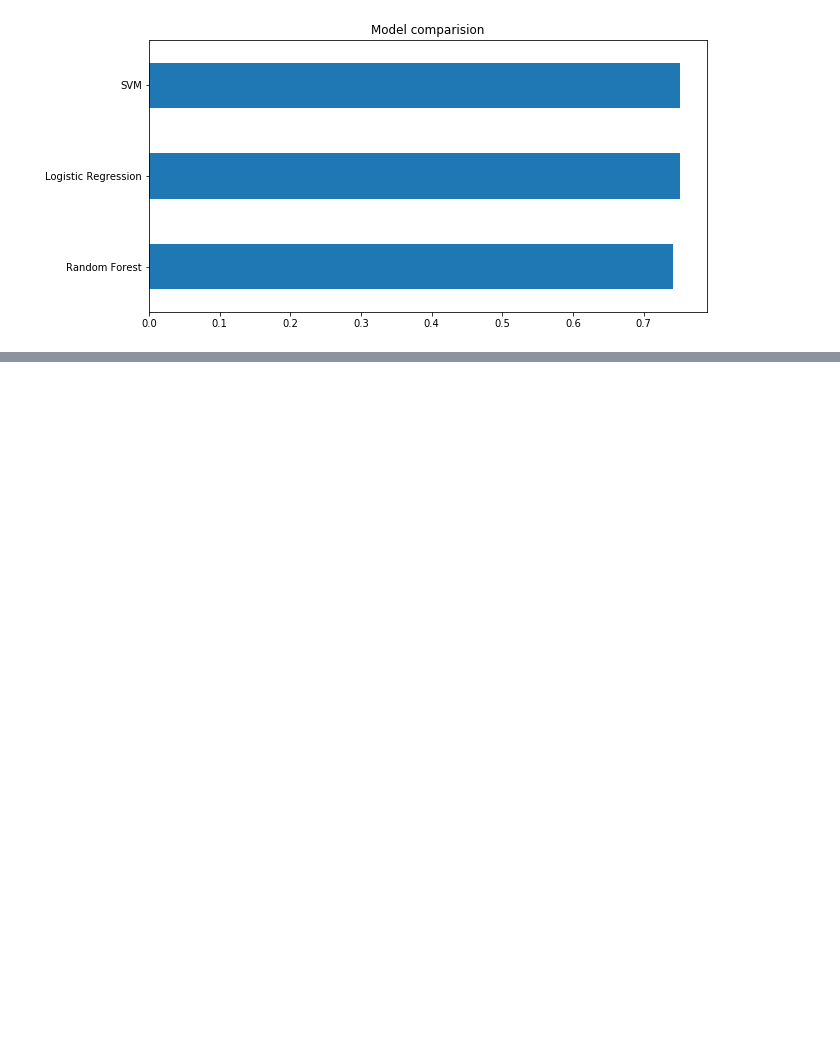
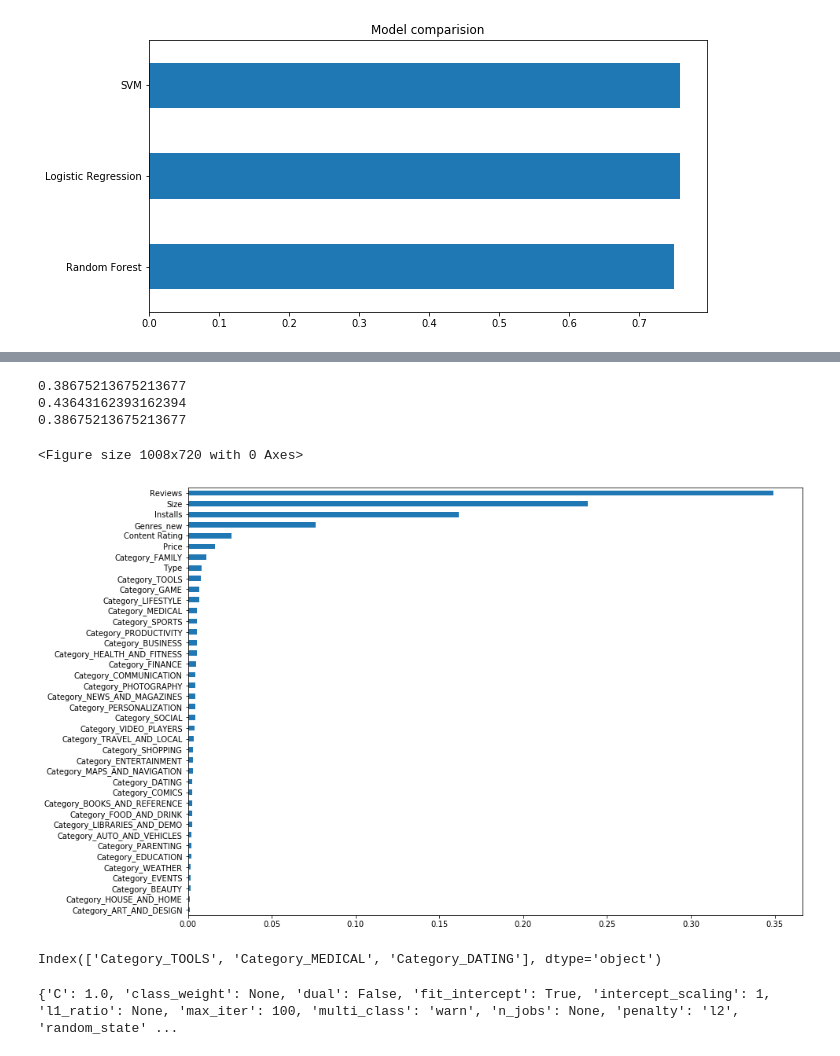
Before and after one commit to Berthelmaster/MAL_O4, a Jupyter notebook: dataset/o4Rasmus.ipynb, the cells around one changed output, grey strips where cells are left out. Drawn from its saved outputs; the diff is of its cells as text; code cells hidden in the pictures; blank space fills up the shorter version.

```diff
--- a/dataset/o4Rasmus.ipynb
+++ b/dataset/o4Rasmus.ipynb
@@ -252,0 +276,40 @@ Text(0.5, 1.0, 'Model comparision')
+# %%
+from sklearn.metrics import mean_squared_error
+from math import sqrt
+mse = mean_squared_error(y_test, svc_predict)
+mse1 = mean_squared_error(y_test, lr_predict)
+mse2 = mean_squared_error(y_test, rf_predict)
+print(mse)
+print(mse2)
+print(mse1)
+# %% [output]
+0.38675213675213677
+0.43643162393162394
+0.38675213675213677
+# %%
+importens_features = {}
+for col,feat in zip(X.columns,rf.feature_importances_):
+    importens_features[col] = feat
+
+impFeatDF = pd.DataFrame().from_dict(importens_features,orient = 'index')
+impFeatDF.sort_values(by = 0, inplace = True)
+impFeatDF.rename(index =str, columns = {0:'Pct'},inplace = True)
+
+
+plt.figure(figsize = (14,10))
+impFeatDF.plot(kind = 'barh',figsize=(14,10),legend = False)
+plt.show()
+# %% [output]
+<Figure size 1008x720 with 0 Axes>
+[figure, added]
+# %%
+coefs = lr.coef_[0]
+top_three= np.argpartition(coefs,-3)[-3:]
+top_three_sorted = top_three[np.argsort(coefs[top_three])]
+print(X.columns[top_three_sorted])
+# %% [output]
+Index(['Category_TOOLS', 'Category_MEDICAL', 'Category_DATING'], dtype='object')
+# %%
+print(lr.get_params())
+# %% [output]
+{'C': 1.0, 'class_weight': None, 'dual': False, 'fit_intercept': True, 'intercept_scaling': 1, 'l1_ratio': None, 'max_iter': 100, 'multi_class': 'warn', 'n_jobs': None, 'penalty': 'l2', 'random_state' ...
```
Also changed, not shown: parts of 7 cells of this notebook.
